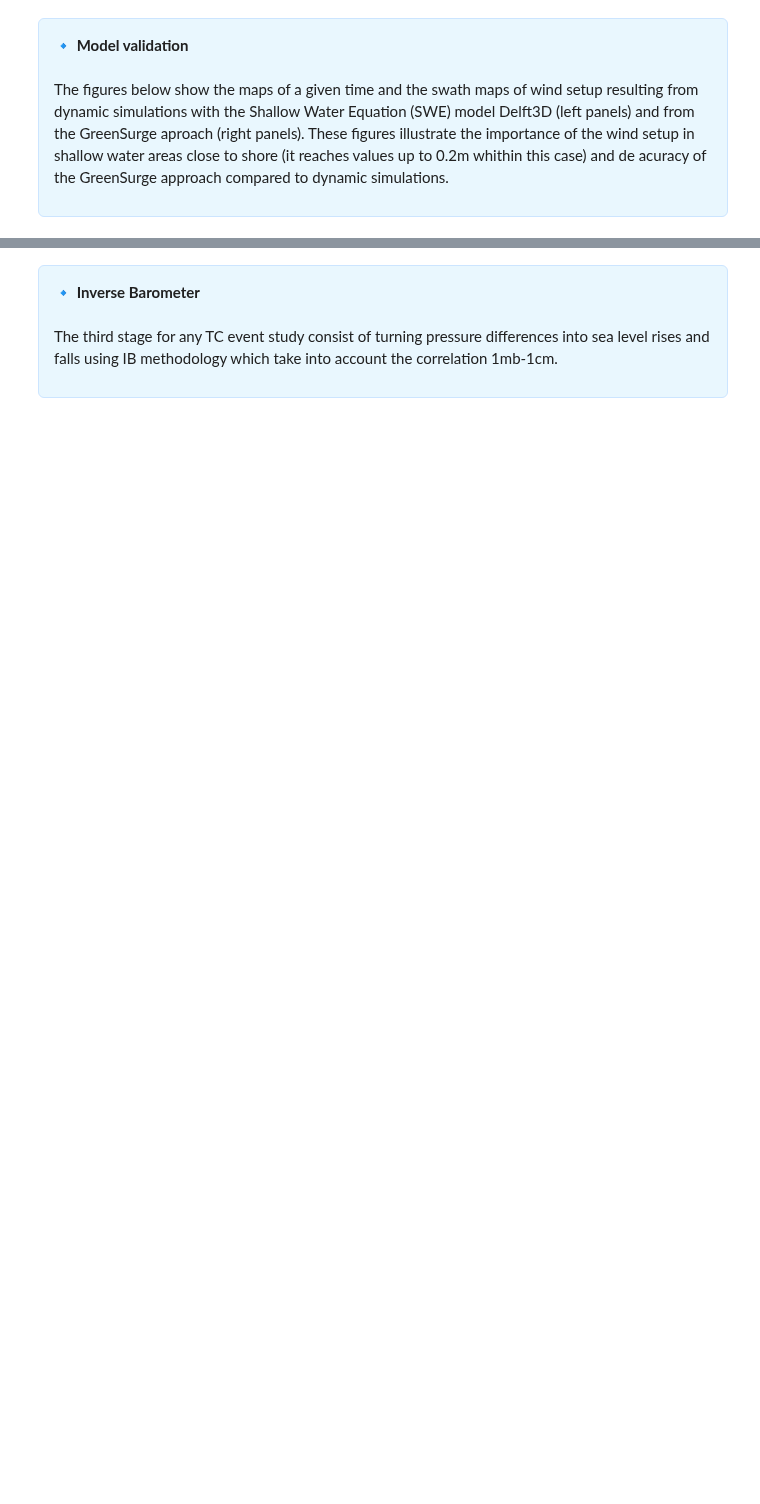
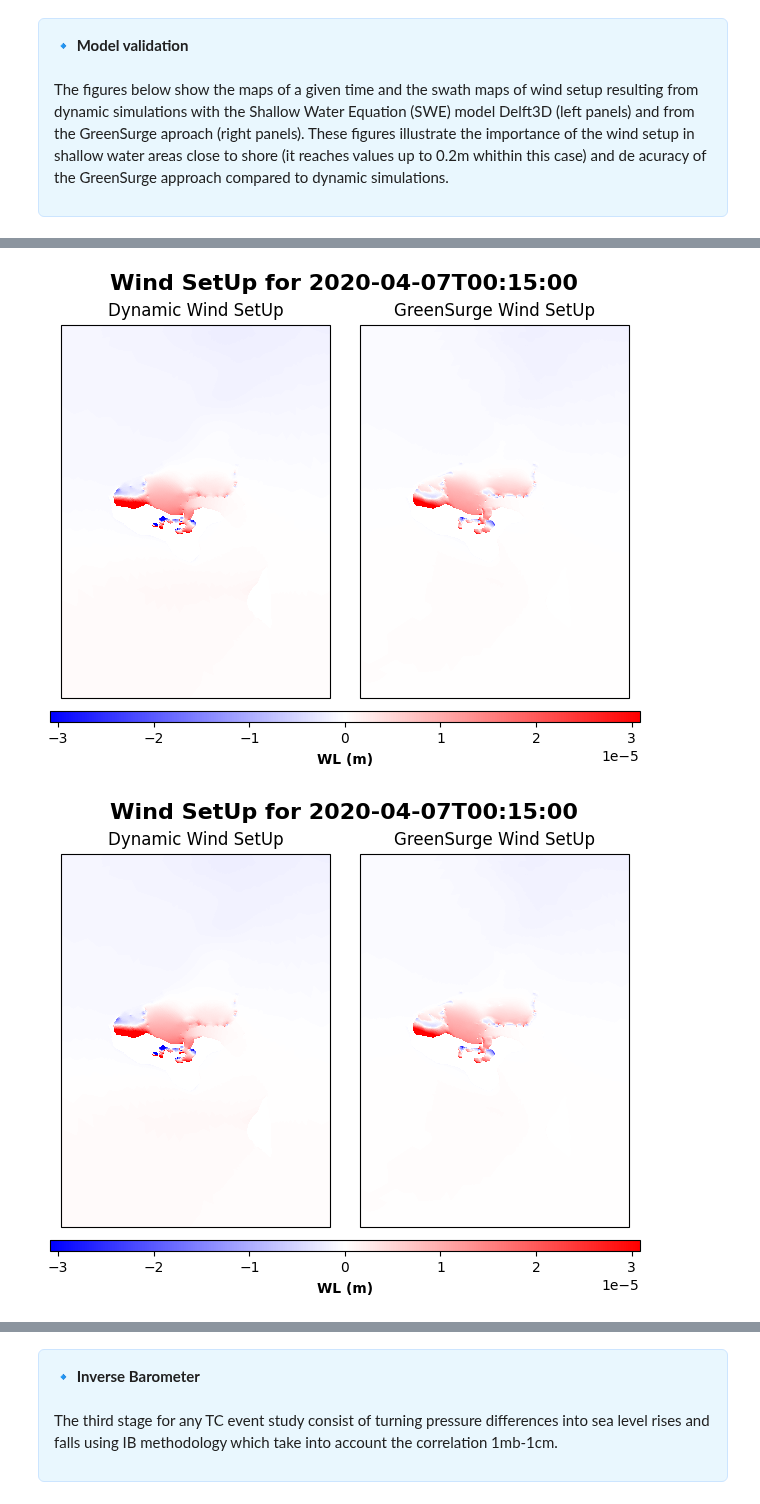
Before and after one commit to JenMontano/BlueMath, a Jupyter notebook: methods/hybrid_downscaling/additive/GreenSurge/05_Validation.ipynb, the cells around one changed output, grey strips where cells are left out. Drawn from its saved outputs; the diff is of its cells as text; code cells hidden in the pictures; blank space fills up the shorter version.

```diff
--- a/methods/hybrid_downscaling/additive/GreenSurge/05_Validation.ipynb
+++ b/methods/hybrid_downscaling/additive/GreenSurge/05_Validation.ipynb
@@ -27,9 +51,14 @@ plot_GS_vs_dynamic_windsetup_swath(
 # %%
 from bluemath_tk.additive.greensurge import plot_GS_vs_dynamic_windsetup
 
-plot_GS_vs_dynamic_windsetup(
-    xds_GS_wind,
-    ds_WL_dynamic_WindSetUp,
-    ds_GFD_info,
-    ds_WL_dynamic_WindSetUp.time[160].values,
-)
+for i in instant:
+    plot_GS_vs_dynamic_windsetup(
+        xds_GS_wind,
+        ds_WL_dynamic_WindSetUp,
+        ds_GFD_info,
+        ds_WL_dynamic_WindSetUp.time[1].values,
+        figsize=figsize,
+    )
+# %% [output]
+[figure, added]
+[figure, added]
```
Also changed, not shown: parts of 6 cells of this notebook, 5 other files.
